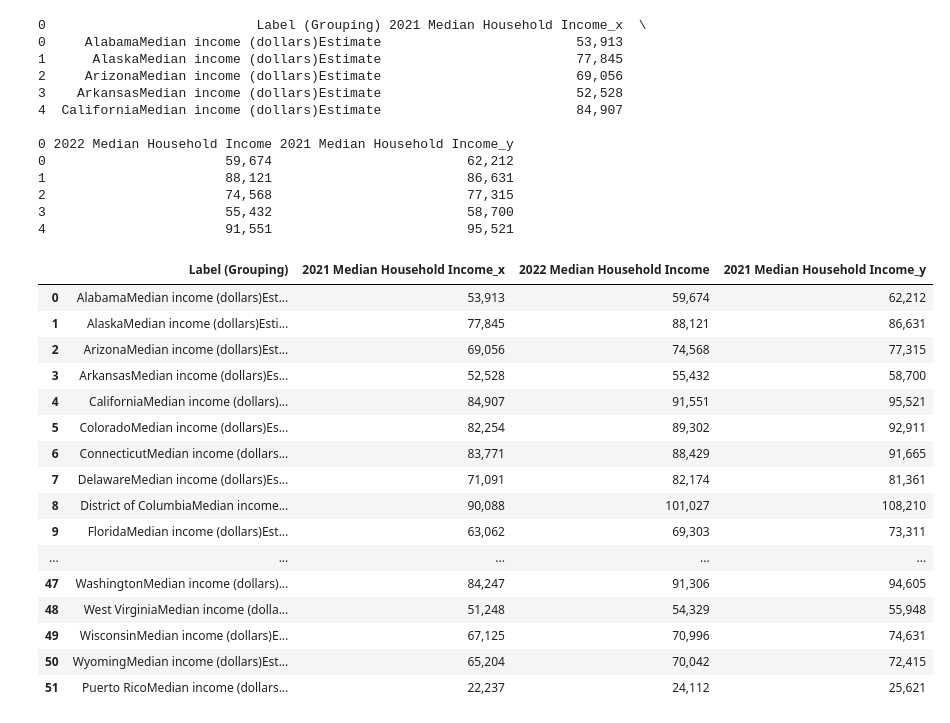
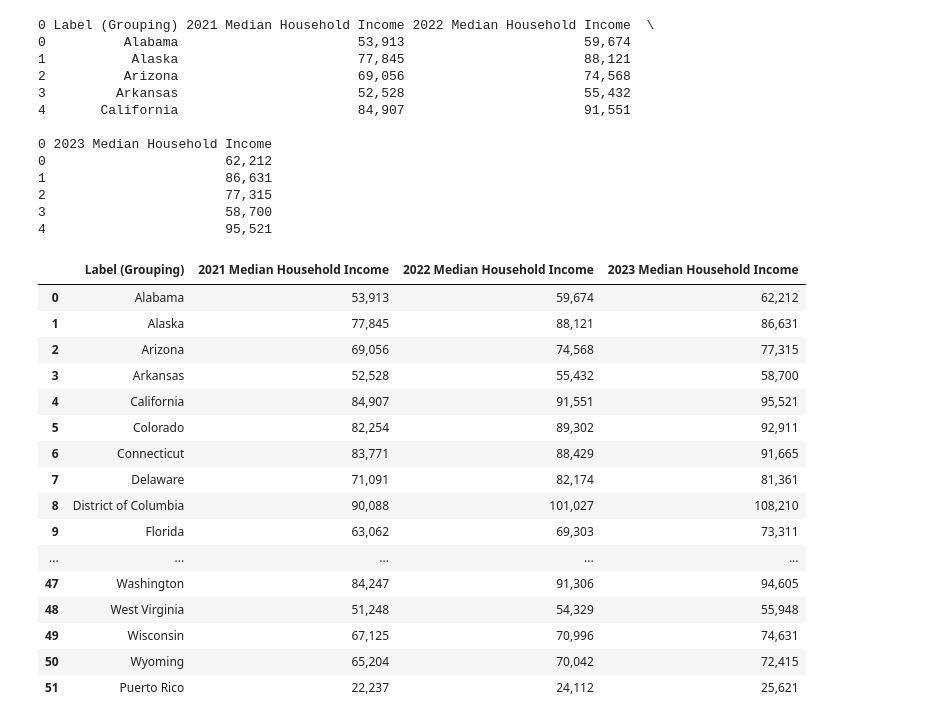
Before and after one commit to kileykarecki/Project-1, a Jupyter notebook: Median Household Income (21, 22, 23).ipynb, the cells around one changed output. Drawn from its saved outputs; the diff is of its cells as text; code cells hidden in the pictures.

```diff
--- a/Median Household Income (21, 22, 23).ipynb
+++ b/Median Household Income (21, 22, 23).ipynb
@@ -28,8 +28,11 @@ census_df_filtered_t_23.head()
 census_renamed_23 = census_df_filtered_23.rename(columns=lambda col: col.replace('!!', ''))
 census_renamed_23
 
+census_renamed_23final = census_renamed_23.rename(columns=lambda col: col.replace('Median income (dollars)Estimate', ''))
+census_renamed_23final
+
 #transpose
-census_t_23 = census_renamed_23.transpose()
+census_t_23 = census_renamed_23final.transpose()
 census_t_23.head()
 # %% [output]
 |  | 0 | 1 | 2 | 3 | 4 | 5 | 6 | 7 | 8 | 9 | ... | ... |
@@ -96,7 +99,7 @@ census_df_22.head()
 filtered_columns_22 = [col for col in census_df_22.columns if "Median income (dollars)!!Estimate" in col or "Label (Grouping)" in col]
 
 # Create a new DataFrame with only the filtered columns
-census_df_filtered_22 = census_df_22[filtered_columns_22]
+census_df_filtered_22 = census_df_22[filtered_columns_23]
 
 # Check the filtered DataFrame
 census_df_filtered_22.head()
@@ -110,8 +113,11 @@ census_df_filtered_t_22.head()
 census_renamed_22 = census_df_filtered_22.rename(columns=lambda col: col.replace('!!', ''))
 census_renamed_22
 
+census_renamed_22final = census_renamed_22.rename(columns=lambda col: col.replace('Median income (dollars)Estimate', ''))
+census_renamed_22final
+
 #transpose
-census_t_22 = census_renamed_22.transpose()
+census_t_22 = census_renamed_22final.transpose()
 census_t_22.head()
 # %% [output]
 |  | 0 | 1 | 2 | 3 | 4 | 5 | 6 | 7 | 8 | 9 | ... | ... |
@@ -192,8 +198,11 @@ census_df_filtered_t_21.head()
 census_renamed_21 = census_df_filtered_21.rename(columns=lambda col: col.replace('!!', ''))
 census_renamed_21
 
+census_renamed_21final = census_renamed_21.rename(columns=lambda col: col.replace('Median income (dollars)Estimate', ''))
+census_renamed_21final
+
 #transpose
-census_t_21 = census_renamed_21.transpose()
+census_t_21 = census_renamed_21final.transpose()
 census_t_21.head()
 # %% [output]
 |  | 0 | 1 | 2 | 3 | 4 | 5 | 6 | 7 | 8 | 9 | ... | ... |
@@ -258,36 +267,38 @@ census_21_22_23 = pd.merge(census_21_22, census_23_households, on="Label (Groupi
 # Check the final merged DataFrame
 print(census_21_22_23.head())
 # %% [output]
-0                           Label (Grouping) 2021 Median Household Income_x  \
-0     AlabamaMedian income (dollars)Estimate                         53,913
-1      AlaskaMedian income (dollars)Estimate                         77,845
-2     ArizonaMedian income (dollars)Estimate                         69,056
-3    ArkansasMedian income (dollars)Estimate                         52,528
-4  CaliforniaMedian income (dollars)Estimate                         84,907
+0 Label (Grouping) 2021 Median Household Income 2022 Median Household Income  \
+0          Alabama                       53,913                       59,674
+1           Alaska                       77,845                       88,121
+2          Arizona                       69,056                       74,568
+3         Arkansas                       52,528                       55,432
+4       California                       84,907                       91,551
 
-0 2022 Median Household Income 2021 Median Household Income_y
-0                       59,674                         62,212
-1                       88,121                         86,631
-2                       74,568                         77,315
-3                       55,432                         58,700
-4                       91,551                         95,521
+0 2023 Median Household Income
+0                       62,212
+1                       86,631
+2                       77,315
+3                       58,700
+4                       95,521
 # %%
-census_21_22_23
+census_21_22_23_final = census_21_22_23.rename(columns=lambda col: col.replace('Median income (dollars)Estimate	', ''))
+
+census_21_22_23_final
 # %% [output]
-|  | Label (Grouping) | 2021 Median Household Income_x | 2022 Median Household Income | 2021 Median Household Income_y |
-| 0 | AlabamaMedian income (dollars)Est... | 53,913 | 59,674 | 62,212 |
-| 1 | AlaskaMedian income (dollars)Esti... | 77,845 | 88,121 | 86,631 |
-| 2 | ArizonaMedian income (dollars)Est... | 69,056 | 74,568 | 77,315 |
-| 3 | ArkansasMedian income (dollars)Es... | 52,528 | 55,432 | 58,700 |
-| 4 | CaliforniaMedian income (dollars)... | 84,907 | 91,551 | 95,521 |
-| 5 | ColoradoMedian income (dollars)Es... | 82,254 | 89,302 | 92,911 |
-| 6 | ConnecticutMedian income (dollars... | 83,771 | 88,429 | 91,665 |
-| 7 | DelawareMedian income (dollars)Es... | 71,091 | 82,174 | 81,361 |
-| 8 | District of ColumbiaMedian income... | 90,088 | 101,027 | 108,210 |
-| 9 | FloridaMedian income (dollars)Est... | 63,062 | 69,303 | 73,311 |
+|  | Label (Grouping) | 2021 Median Household Income | 2022 Median Household Income | 2023 Median Household Income |
+| 0 | Alabama | 53,913 | 59,674 | 62,212 |
+| 1 | Alaska | 77,845 | 88,121 | 86,631 |
+| 2 | Arizona | 69,056 | 74,568 | 77,315 |
+| 3 | Arkansas | 52,528 | 55,432 | 58,700 |
+| 4 | California | 84,907 | 91,551 | 95,521 |
+| 5 | Colorado | 82,254 | 89,302 | 92,911 |
+| 6 | Connecticut | 83,771 | 88,429 | 91,665 |
+| 7 | Delaware | 71,091 | 82,174 | 81,361 |
+| 8 | District of Columbia | 90,088 | 101,027 | 108,210 |
+| 9 | Florida | 63,062 | 69,303 | 73,311 |
 | ... | ... | ... | ... | ... |
-| 47 | WashingtonMedian income (dollars)... | 84,247 | 91,306 | 94,605 |
-| 48 | West VirginiaMedian income (dolla... | 51,248 | 54,329 | 55,948 |
-| 49 | WisconsinMedian income (dollars)E... | 67,125 | 70,996 | 74,631 |
-| 50 | WyomingMedian income (dollars)Est... | 65,204 | 70,042 | 72,415 |
-| 51 | Puerto RicoMedian income (dollars... | 22,237 | 24,112 | 25,621 |
+| 47 | Washington | 84,247 | 91,306 | 94,605 |
+| 48 | West Virginia | 51,248 | 54,329 | 55,948 |
+| 49 | Wisconsin | 67,125 | 70,996 | 74,631 |
+| 50 | Wyoming | 65,204 | 70,042 | 72,415 |
+| 51 | Puerto Rico | 22,237 | 24,112 | 25,621 |
```
Also changed, not shown: parts of 10 cells of this notebook, 5 other files.
